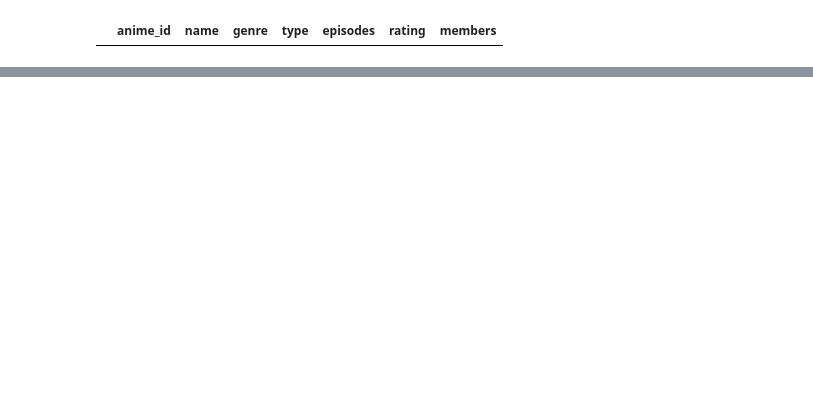
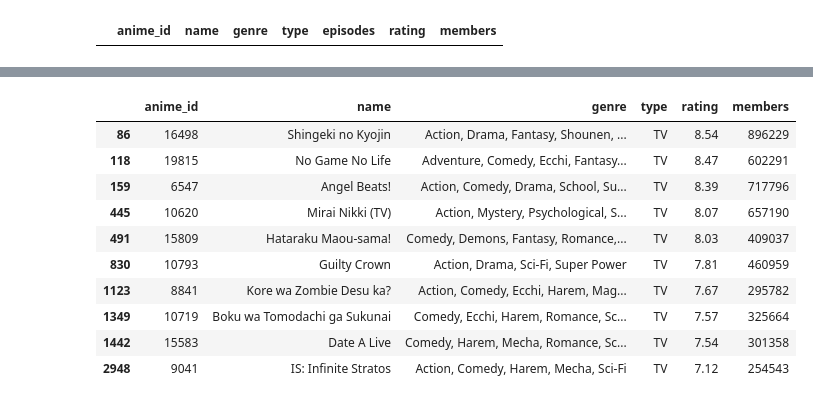
Before and after one commit to vividwhisp/machine-learning-from-scratch, a Jupyter notebook: recommender_system.ipynb, the cells around one changed output, grey strips where cells are left out. Saved outputs shown, nothing was run; the diff lists cells and outputs as text; code cells hidden in the pictures; blank space fills up the shorter version.

Commit message:
recommend for user implement

```diff
--- a/recommender_system.ipynb
+++ b/recommender_system.ipynb
@@ -457,3 +457,42 @@ recommend_similar_anime(1535)
 | 804 | 11757 | Sword Art Online | Action, Adventure, Fantasy, Game,... | TV | 7.83 | 893100 |
 | 841 | 20 | Naruto | Action, Comedy, Martial Arts, Sho... | TV | 7.81 | 683297 |
 | 1709 | 8074 | Highschool of the Dead | Action, Ecchi, Horror, Supernatural | TV | 7.46 | 535892 |
+# %%
+def recommend_for_user(user_id, top_n=10):
+    if user_id not in user_anime_matrix.index:
+        return "User not found"
+
+    user_ratings = user_anime_matrix.loc[user_id]
+
+    liked_anime = user_ratings[user_ratings >= 8].index
+
+    scores = pd.Series(dtype=float)
+
+    for anime_id in liked_anime:
+        similar_anime = anime_similarity_df[anime_id]
+        scores = scores.add(similar_anime, fill_value=0)
+
+    already_rated = user_ratings[user_ratings > 0].index
+    scores = scores.drop(already_rated, errors="ignore")
+
+    top_anime_ids = scores.sort_values(ascending=False).head(top_n).index
+
+    recommendations = anime_clean[
+        anime_clean["anime_id"].isin(top_anime_ids)
+    ][["anime_id", "name", "genre", "type", "rating", "members"]]
+
+    return recommendations
+# %%
+recommend_for_user(1)
+# %% [output]
+|  | anime_id | name | genre | type | rating | members |
+| 86 | 16498 | Shingeki no Kyojin | Action, Drama, Fantasy, Shounen, ... | TV | 8.54 | 896229 |
+| 118 | 19815 | No Game No Life | Adventure, Comedy, Ecchi, Fantasy... | TV | 8.47 | 602291 |
+| 159 | 6547 | Angel Beats! | Action, Comedy, Drama, School, Su... | TV | 8.39 | 717796 |
+| 445 | 10620 | Mirai Nikki (TV) | Action, Mystery, Psychological, S... | TV | 8.07 | 657190 |
+| 491 | 15809 | Hataraku Maou-sama! | Comedy, Demons, Fantasy, Romance,... | TV | 8.03 | 409037 |
+| 830 | 10793 | Guilty Crown | Action, Drama, Sci-Fi, Super Power | TV | 7.81 | 460959 |
+| 1123 | 8841 | Kore wa Zombie Desu ka? | Action, Comedy, Ecchi, Harem, Mag... | TV | 7.67 | 295782 |
+| 1349 | 10719 | Boku wa Tomodachi ga Sukunai | Comedy, Ecchi, Harem, Romance, Sc... | TV | 7.57 | 325664 |
+| 1442 | 15583 | Date A Live | Comedy, Harem, Mecha, Romance, Sc... | TV | 7.54 | 301358 |
+| 2948 | 9041 | IS: Infinite Stratos | Action, Comedy, Harem, Mecha, Sci-Fi | TV | 7.12 | 254543 |
```
